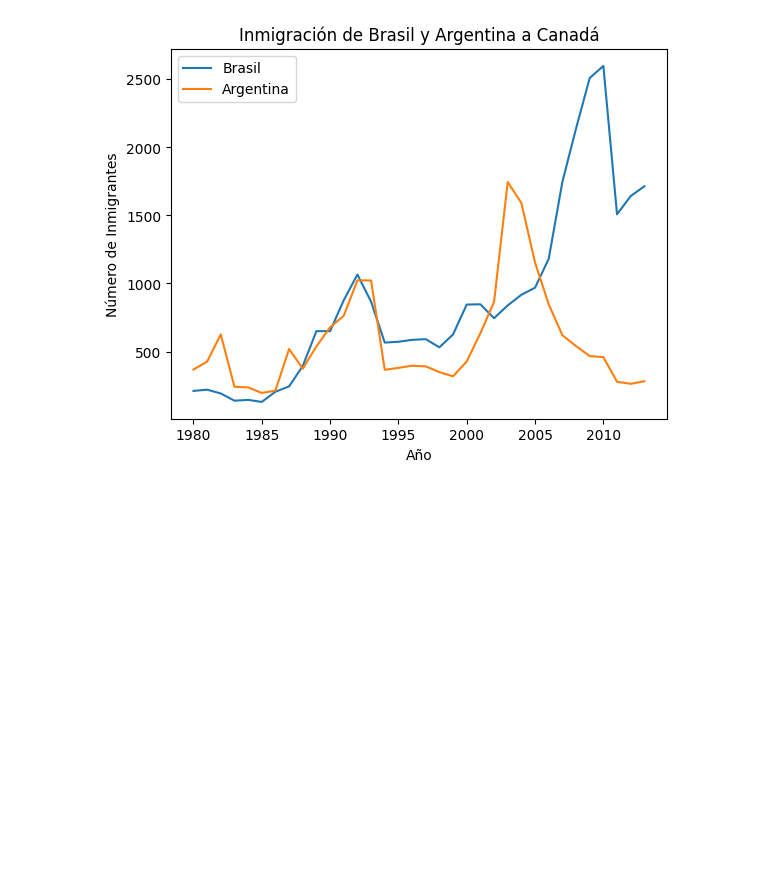
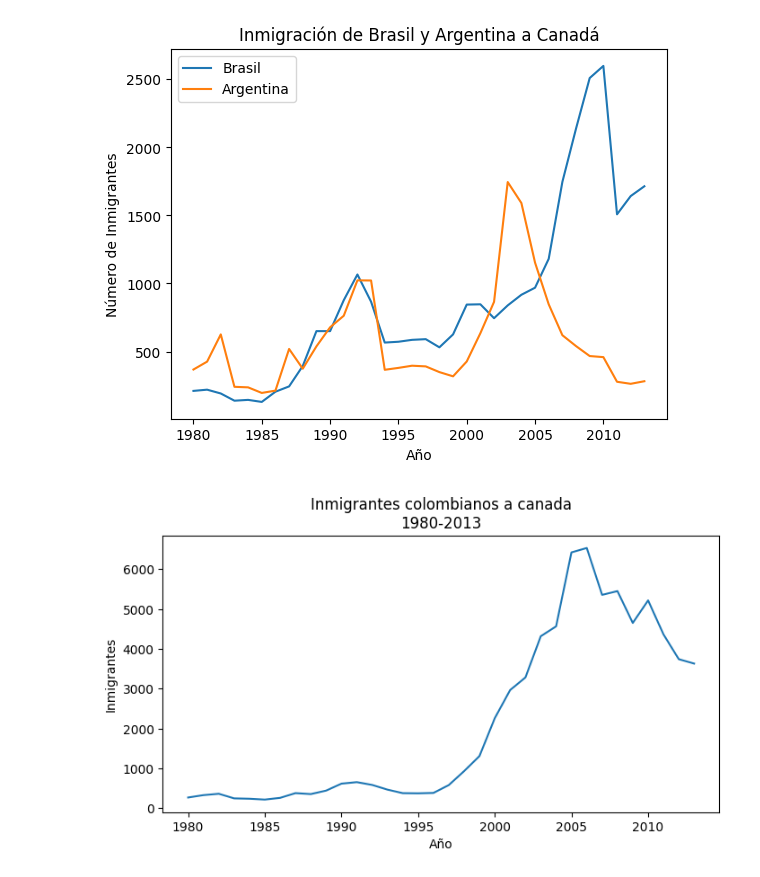
Before and after one commit to Monica-Restrepo/clases-programacion, a Jupyter notebook: Visualizacion_datos_python.ipynb, the cells around one changed output. Saved outputs shown, nothing was run; the diff lists cells and outputs as text; code cells hidden in the pictures; blank space fills up the shorter version.

```diff
--- a/Visualizacion_datos_python.ipynb
+++ b/Visualizacion_datos_python.ipynb
@@ -308,3 +309,16 @@ plt.legend()
 plt.show()
 # %% [output]
 [figure]
+# %%
+# para mejorar los graficos es necesario guardarlos en una variable fig=lienzo, ax=figura
+
+fif, ax= plt.subplots(figsize=(8,4))
+ax.plot(datos_col['Año'], datos_col['Inmigrantes'])
+# con esta función me separa las fechas de 5 en 5
+ax.xaxis.set_major_locator(plt.MultipleLocator(5))
+ax.set_title('Inmigrantes colombianos a canada\n1980-2013')
+ax.set_xlabel('Año')
+ax.set_ylabel('Inmigrantes')
+plt.show()
+# %% [output]
+[figure, added]
```
Also changed, not shown: parts of 8 cells of this notebook.
